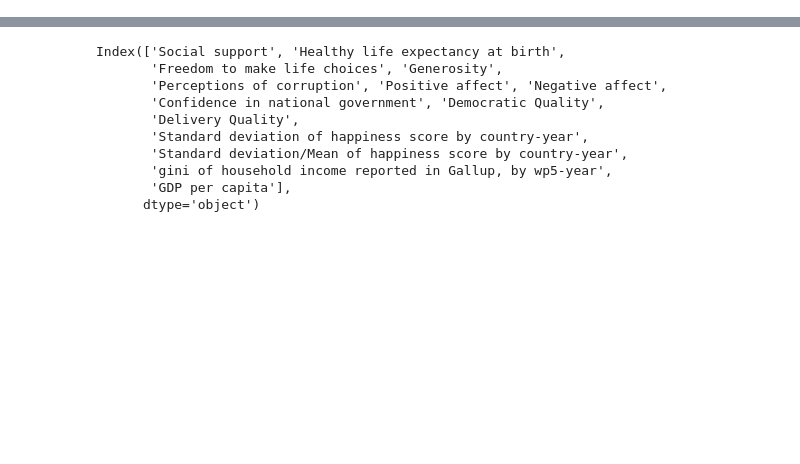
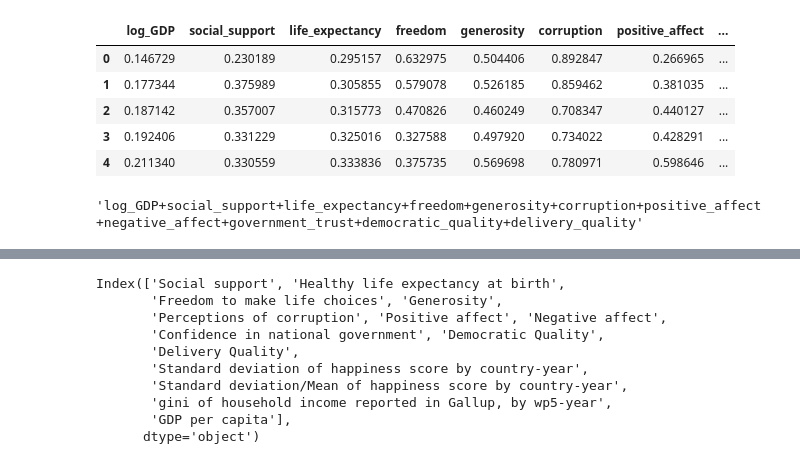
Before and after one commit to interactive-data-science-project-team/world-happiness-visualization, a Jupyter notebook: notebooks/prediction.ipynb, the cells around one changed output, grey strips where cells are left out. Drawn from its saved outputs; the diff is of its cells as text; code cells hidden in the pictures; blank space fills up the shorter version.

```diff
--- a/notebooks/prediction.ipynb
+++ b/notebooks/prediction.ipynb
@@ -20,10 +12,9 @@ Index(['country', 'year', 'Happiness Score', 'Log GDP per capita',
 data = pd.read_csv('../input/cleaned_data.csv')
 data = data.drop(columns=['GINI index (World Bank estimate), average 2000-15'])
 # %%
-import math
-data = data.dropna()
-gdplog = data['Log GDP per capita']
-gdp = gdplog.apply(math.exp)
-data['GDP per capita'] = gdp
-X = data.drop(columns=['Happiness Score','country', 'year','Log GDP per capita','Standard deviation of happiness score by country-year',
-       'Standard deviation/Mean of happiness score by country-year', 'gini of household income reported in Gallup, by wp5-year'])
+data.drop(columns=['Happiness Score',
+                       'country',
+                       'year',
+                       'Standard deviation of happiness score by country-year',
+                       'Standard deviation/Mean of happiness score by country-year',
+                       'gini of household income reported in Gallup, by wp5-year']).columns
@@ -89,0 +28,44 @@ Warnings:
+# %%
+data = data.dropna()
+
+X = data.drop(columns=['Happiness Score',
+                       'country',
+                       'year',
+                       'Standard deviation of happiness score by country-year',
+                       'Standard deviation/Mean of happiness score by country-year',
+                       'gini of household income reported in Gallup, by wp5-year'])
+
+shortened_cols = ['log_GDP',
+                  'social_support',
+                 'life_expectancy',
+                 'freedom',
+                 'generosity',
+                 'corruption',
+                 'positive_affect',
+                 'negative_affect',
+                 'government_trust',
+                 'democratic_quality',
+                 'delivery_quality',
+                 ]
+
+X.columns = shortened_cols
+
+X_scaled = X.apply(lambda c: (c - c.min()) / (c.max() - c.min()))
+
+y = data['Happiness Score']
+# %%
+X_scaled.head()
+# %% [output]
+|  | log_GDP | social_support | life_expectancy | freedom | generosity | corruption | positive_affect | ... |
+| 0 | 0.146729 | 0.230189 | 0.295157 | 0.632975 | 0.504406 | 0.892847 | 0.266965 | ... |
+| 1 | 0.177344 | 0.375989 | 0.305855 | 0.579078 | 0.526185 | 0.859462 | 0.381035 | ... |
+| 2 | 0.187142 | 0.357007 | 0.315773 | 0.470826 | 0.460249 | 0.708347 | 0.440127 | ... |
+| 3 | 0.192406 | 0.331229 | 0.325016 | 0.327588 | 0.497920 | 0.734022 | 0.428291 | ... |
+| 4 | 0.211340 | 0.330559 | 0.333836 | 0.375735 | 0.569698 | 0.780971 | 0.598646 | ... |
+# %%
+# build ols formula
+f = '+'.join(shortened_cols)
+
+f
+# %% [output]
+'log_GDP+social_support+life_expectancy+freedom+generosity+corruption+positive_affect+negative_affect+government_trust+democratic_quality+delivery_quality'
```
Also changed, not shown: parts of 13 cells of this notebook.
